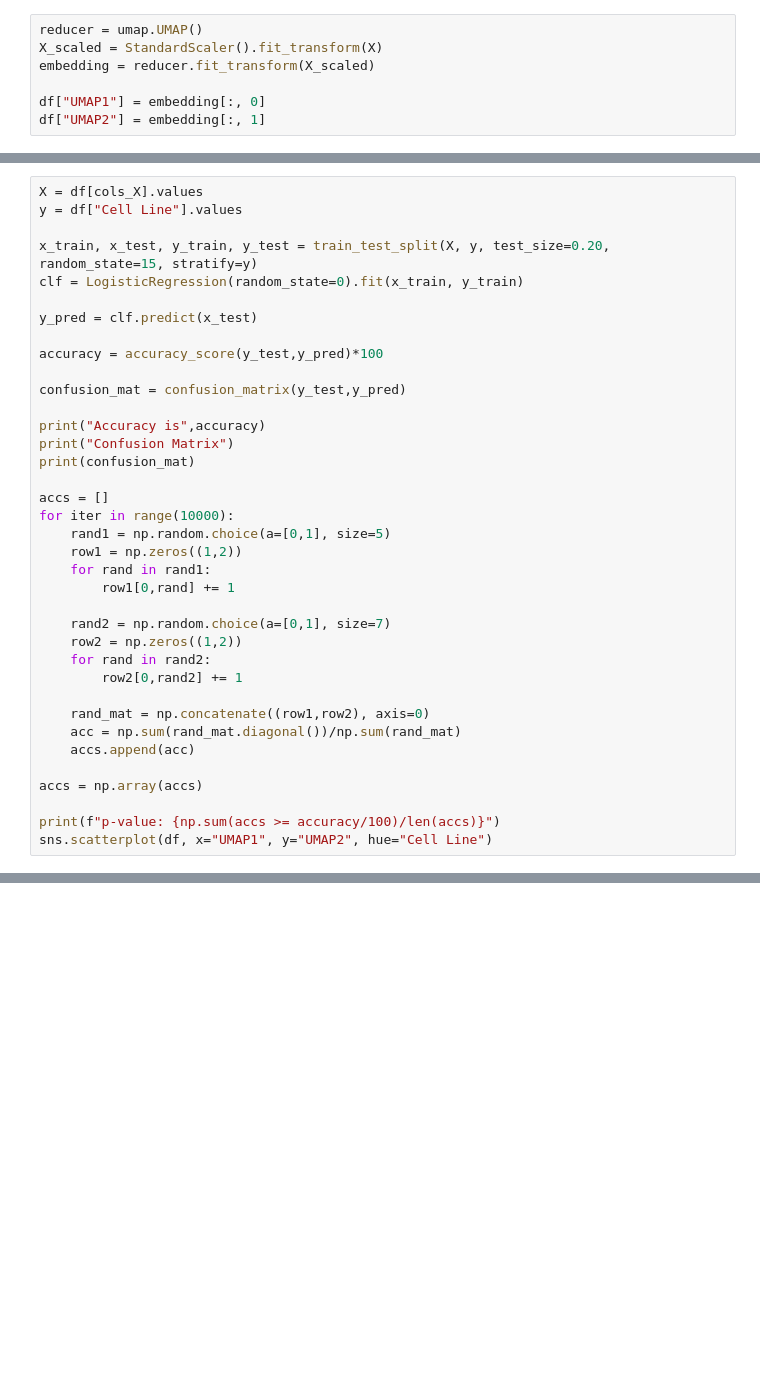
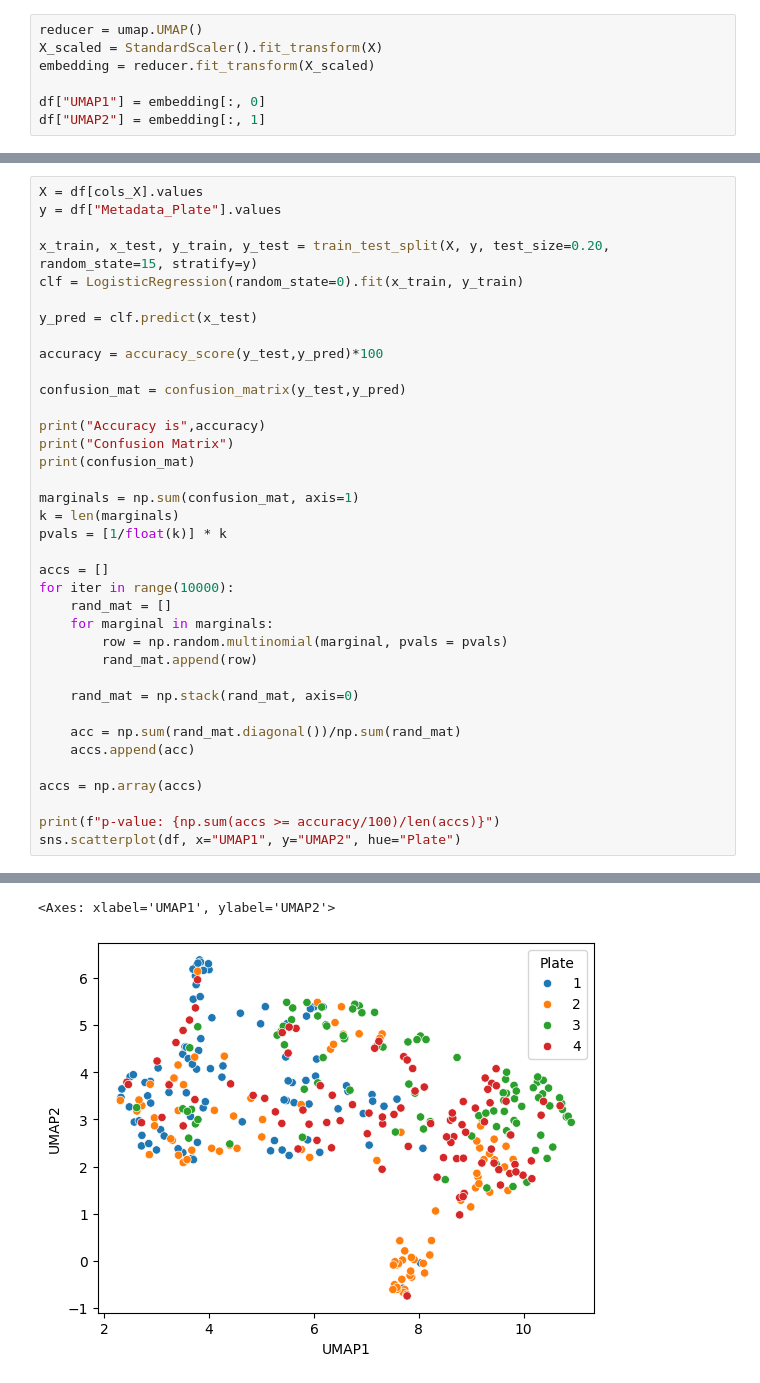
Before and after one commit to Shavit-Lab/cell_paint_seg, a Jupyter notebook: experiments/96_control/helper.ipynb, the cells around one changed output, grey strips where cells are left out. Cells and saved outputs as stored; diff of their text form; blank space fills up the shorter version.

```diff
--- a/experiments/96_control/helper.ipynb
+++ b/experiments/96_control/helper.ipynb
@@ -596,6 +839,6 @@ sns.scatterplot(df, x="UMAP1", y="UMAP2", hue="Perturbation", style="Cell Line")
 # %%
 X = df[cols_X].values
-y = df["Cell Line"].values
+y = df["Metadata_Plate"].values
 
 x_train, x_test, y_train, y_test = train_test_split(X, y, test_size=0.20, random_state=15, stratify=y)
 clf = LogisticRegression(random_state=0).fit(x_train, y_train)
@@ -610,23 +853,24 @@ print("Accuracy is",accuracy)
 print("Confusion Matrix")
 print(confusion_mat)
 
+marginals = np.sum(confusion_mat, axis=1)
+k = len(marginals)
+pvals = [1/float(k)] * k
+
 accs = []
 for iter in range(10000):
-    rand1 = np.random.choice(a=[0,1], size=5)
-    row1 = np.zeros((1,2))
-    for rand in rand1:
-        row1[0,rand] += 1
+    rand_mat = []
+    for marginal in marginals:
+        row = np.random.multinomial(marginal, pvals = pvals)
+        rand_mat.append(row)
 
-    rand2 = np.random.choice(a=[0,1], size=7)
-    row2 = np.zeros((1,2))
-    for rand in rand2:
-        row2[0,rand2] += 1
+    rand_mat = np.stack(rand_mat, axis=0)
 
-    rand_mat = np.concatenate((row1,row2), axis=0)
     acc = np.sum(rand_mat.diagonal())/np.sum(rand_mat)
     accs.append(acc)
 
 accs = np.array(accs)
 
 print(f"p-value: {np.sum(accs >= accuracy/100)/len(accs)}")
-sns.scatterplot(df, x="UMAP1", y="UMAP2", hue="Cell Line")
+sns.scatterplot(df, x="UMAP1", y="UMAP2", hue="Plate")
+# %% [output]
@@ -632,0 +891,2 @@ sns.scatterplot(df, x="UMAP1", y="UMAP2", hue="Cell Line")
+<Axes: xlabel='UMAP1', ylabel='UMAP2'>
+[figure, added]
```
Also changed, not shown: parts of 19 cells of this notebook.
